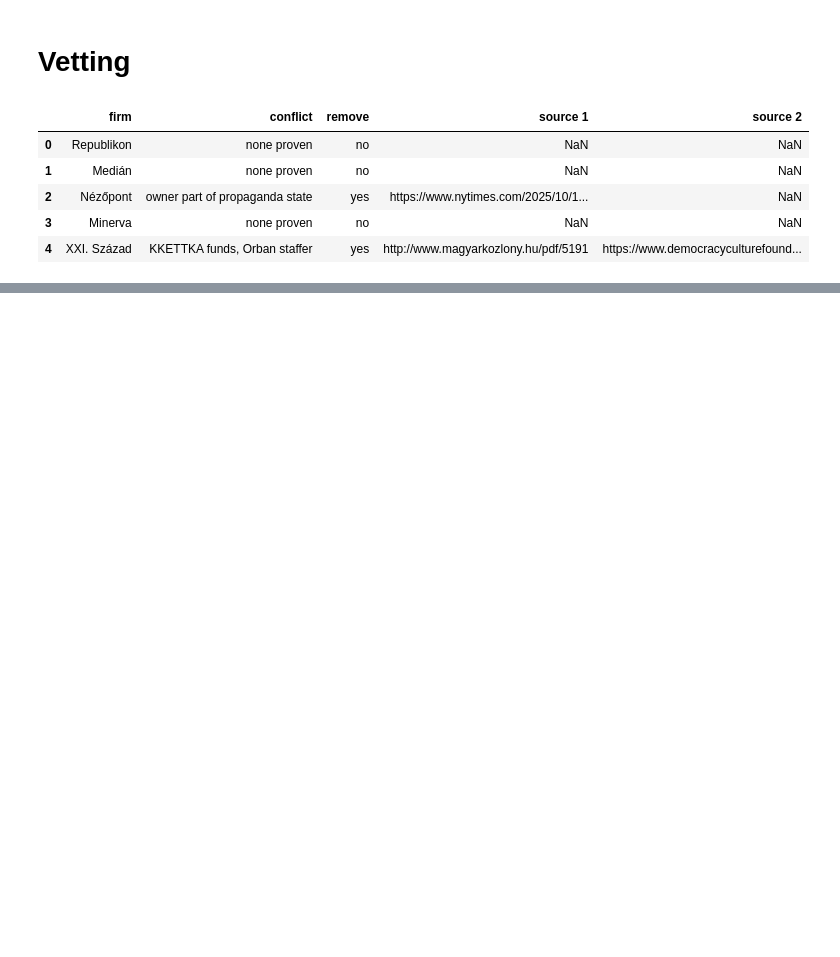
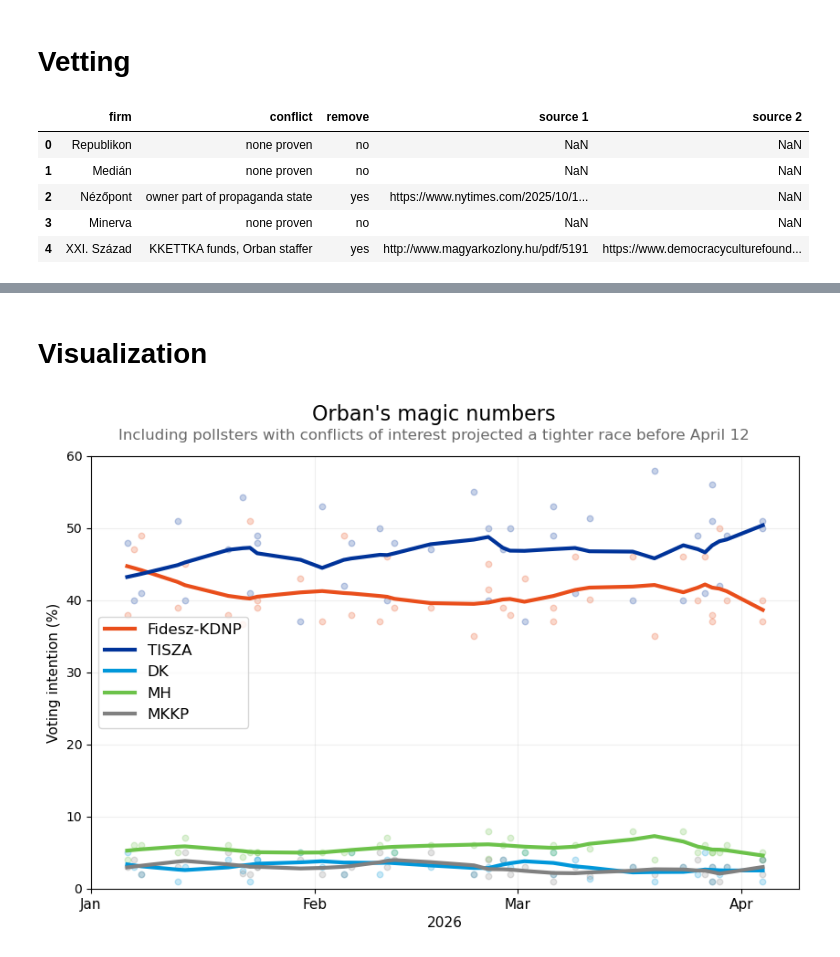
Before and after one commit to data-journalism-26/data-bit-2-francobas, a Jupyter notebook: hungarian-pollsters.ipynb, the cells around one changed output, grey strips where cells are left out. Cells and saved outputs as stored; diff of their text form; code cells hidden in the pictures; blank space fills up the shorter version.

```diff
--- a/hungarian-pollsters.ipynb
+++ b/hungarian-pollsters.ipynb
@@ -269,0 +291,2 @@ filtered_polls_df = filtered_polls_df.drop(columns="firm")
+# %% [markdown]
+# Visualization
@@ -269,0 +436,11 @@ filtered_polls_df = filtered_polls_df.drop(columns="firm")
+# %%
+plot_polling_trend(
+    all_polls_df,
+    title="Orban's magic numbers",
+    dek="Including pollsters with conflicts of interest projected a tighter race before April 12",
+    output_path="figures/hungary_trend_with_excluded.png"
+)
+
+#orban's magic numbers, trends including leaning pollsters produced a tighter race before April 12
+# %% [output]
+[figure, added]
```
Also changed, not shown: parts of 5 cells of this notebook, 6 other files.
